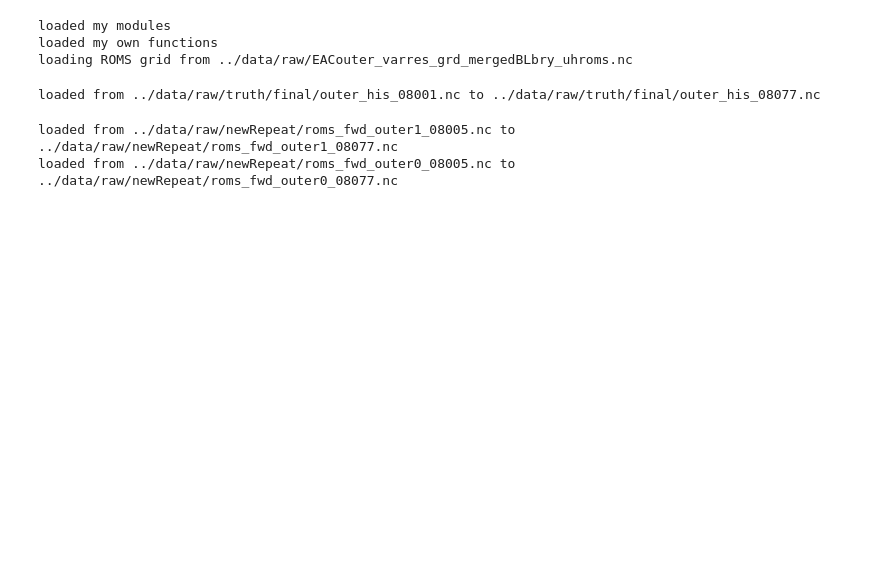
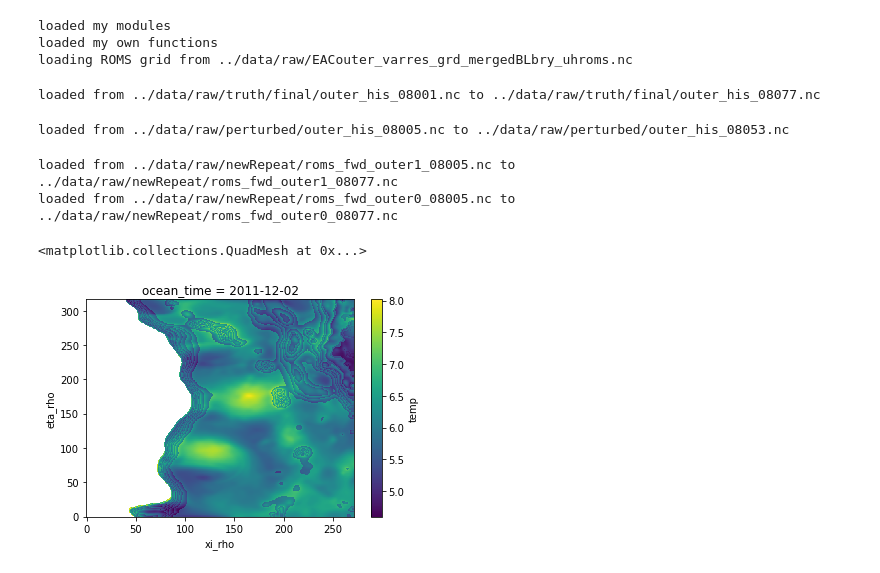
Before and after one commit to Ocean1125/OSSE-analysis, a Jupyter notebook: notebooks/2.0-RMSEfromTruth.ipynb, the cells around one changed output. Saved outputs shown, nothing was run; the diff lists cells and outputs as text; code cells hidden in the pictures; blank space fills up the shorter version.

```diff
--- a/notebooks/2.0-RMSEfromTruth.ipynb
+++ b/notebooks/2.0-RMSEfromTruth.ipynb
@@ -20,6 +20,7 @@ runningLocation = 'local'
 if  runningLocation== 'local':
     hisOSSEFilePath='../data/raw/newRepeat/'
     hisTruthFilePath='../data/raw/truth/final/' # Truth file settings
+    hisPertFilePath='../data/raw/perturbed/'
 elif runningLocation == 'gdata':
     hisFilePath='/g/data/fu5/deg581/EAC_2yr_OSSE_SSHSST/output/'
     truthFilePath='/g/data/fu5/deg581/EAC_2yr_ObsVerification_HighRes/output/' # Truth file settings
@@ -27,6 +28,7 @@ elif runningLocation == 'gdata':
 prefixForecast='roms_fwd_outer0_'
 prefixAnalysis='roms_fwd_outer1_'
 prefixTruth='outer_his_'
+prefixPert='outer_his_'
 # %% [output]
 loaded my modules
 loaded my own functions
@@ -115,6 +153,10 @@ elif OverlappedTruthFiles == 'no':
     # truth = dropDuplicateTimes(truth)
 # %% [output]
 loaded from ../data/raw/truth/final/outer_his_08001.nc to ../data/raw/truth/final/outer_his_08077.nc
+# %%
+pert = loadOverlappedNetcdf(hisPertFilePath,prefixPert,filestring='080*.nc',overlapDays=7)
+# %% [output]
+loaded from ../data/raw/perturbed/outer_his_08005.nc to ../data/raw/perturbed/outer_his_08053.nc
 # %%
 osseAna = loadOSSE(hisOSSEFilePath,prefixAnalysis,filestring='08*.nc',overlapDays=7)
 osseFore = loadOSSE(hisOSSEFilePath,prefixForecast,filestring='08*.nc',overlapDays=7)
@@ -123,0 +170,7 @@ loaded from ../data/raw/newRepeat/roms_fwd_outer0_08005.nc to ../data/raw/newRep
+# %%
+test= osseAna.where((osseAna['z_rho'] > -1200) & (osseAna['z_rho']<-800)).mean('s_rho',skipna=True)
+
+test.temp.isel(ocean_time=0).plot()
+# %% [output]
+<matplotlib.collections.QuadMesh at 0x...>
+[figure, added]
```
Also changed, not shown: parts of 13 cells of this notebook, 4 other files.
